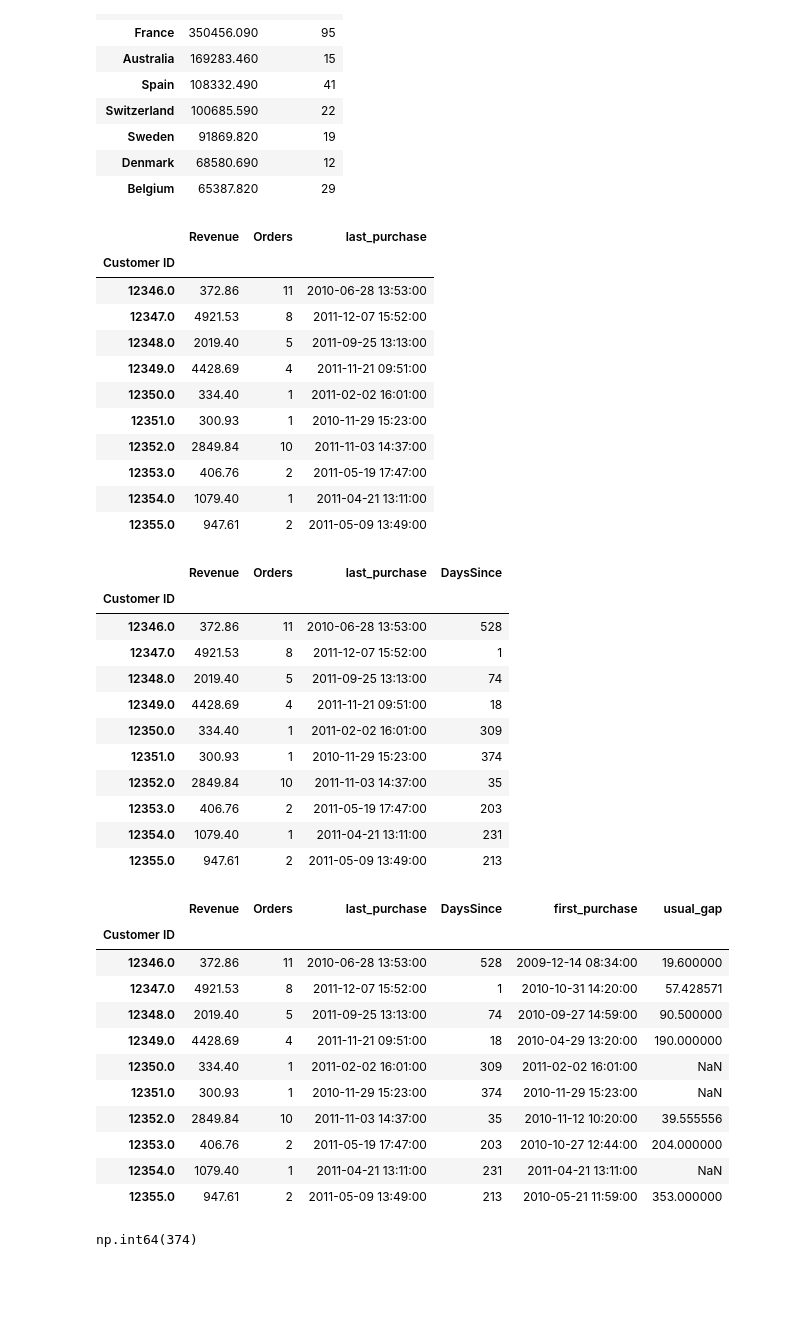
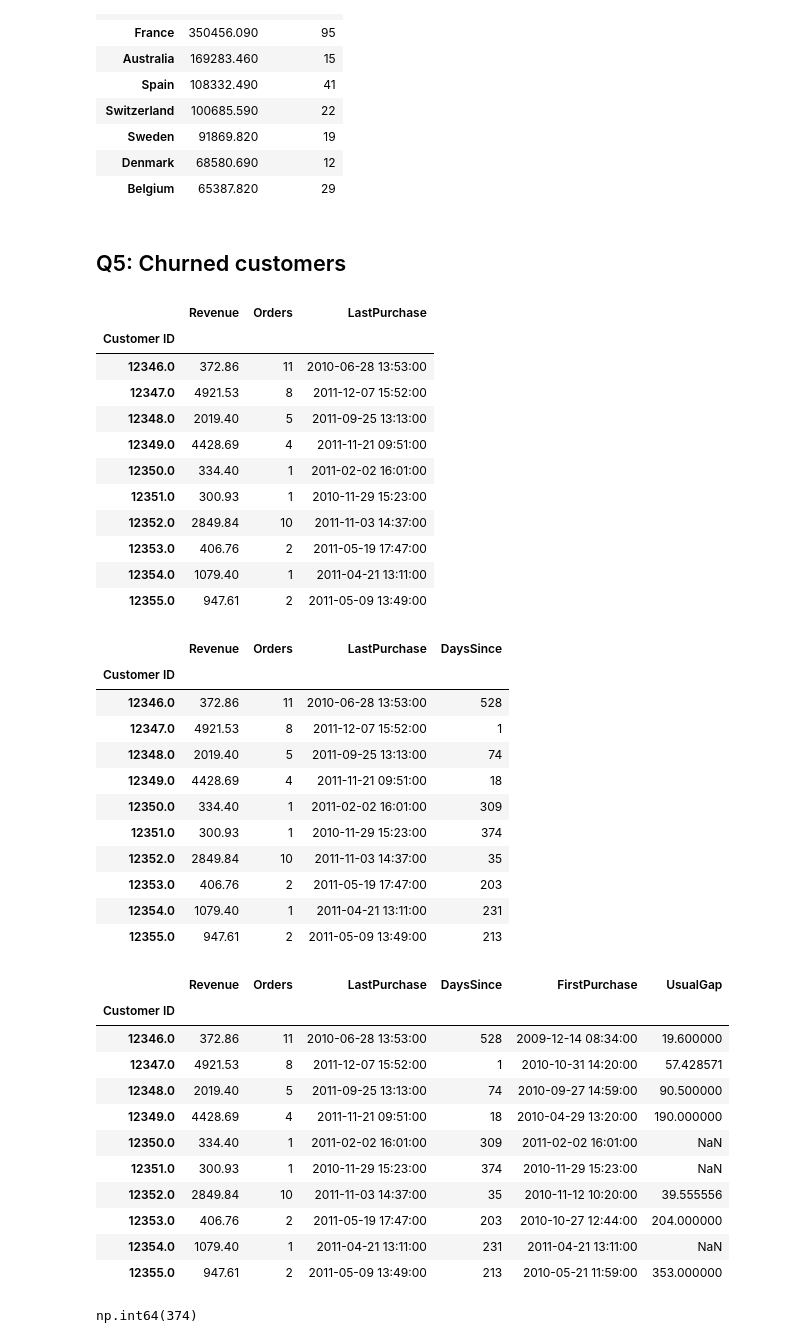
Before and after one commit to mohamadsfares/retail-sales-analysis, a Jupyter notebook: 02_analysis.ipynb, the cells around one changed output. Cells and saved outputs as stored; diff of their text form; code cells hidden in the pictures; blank space fills up the shorter version.

```diff
--- a/02_analysis.ipynb
+++ b/02_analysis.ipynb
@@ -293,11 +289,13 @@ country_summary.nlargest(10, 'Revenue')
 | Sweden | 91869.820 | 19 |
 | Denmark | 68580.690 | 12 |
 | Belgium | 65387.820 | 29 |
+# %% [markdown]
+## Q5: Churned customers
 # %%
-customer_summary['last_purchase'] = customers.groupby('Customer ID')['InvoiceDate'].max()
+customer_summary['LastPurchase'] = customers.groupby('Customer ID')['InvoiceDate'].max()
 customer_summary.head(10)
 # %% [output]
-|  | Revenue | Orders | last_purchase |
+|  | Revenue | Orders | LastPurchase |
 | Customer ID |  |  |  |
 | 12346.0 | 372.86 | 11 | 2010-06-28 13:53:00 |
 | 12347.0 | 4921.53 | 8 | 2011-12-07 15:52:00 |
@@ -311,10 +309,10 @@ customer_summary.head(10)
 | 12355.0 | 947.61 | 2 | 2011-05-09 13:49:00 |
 # %%
 end_date=customers['InvoiceDate'].max()
-customer_summary['DaysSince']= (end_date - customer_summary['last_purchase']).dt.days
+customer_summary['DaysSince']= (end_date - customer_summary['LastPurchase']).dt.days
 customer_summary.head(10)
 # %% [output]
-|  | Revenue | Orders | last_purchase | DaysSince |
+|  | Revenue | Orders | LastPurchase | DaysSince |
 | Customer ID |  |  |  |  |
 | 12346.0 | 372.86 | 11 | 2010-06-28 13:53:00 | 528 |
 | 12347.0 | 4921.53 | 8 | 2011-12-07 15:52:00 | 1 |
@@ -327,11 +325,11 @@ customer_summary.head(10)
 | 12354.0 | 1079.40 | 1 | 2011-04-21 13:11:00 | 231 |
 | 12355.0 | 947.61 | 2 | 2011-05-09 13:49:00 | 213 |
 # %%
-customer_summary['first_purchase']=customers.groupby('Customer ID')['InvoiceDate'].min()
-customer_summary['usual_gap']=(customer_summary["last_purchase"]- customer_summary["first_purchase"]).dt.days/(customer_summary['Orders']-1)
+customer_summary['FirstPurchase']=customers.groupby('Customer ID')['InvoiceDate'].min()
+customer_summary['UsualGap']=(customer_summary["LastPurchase"]- customer_summary["FirstPurchase"]).dt.days/(customer_summary['Orders']-1)
 customer_summary.head(10)
 # %% [output]
-|  | Revenue | Orders | last_purchase | DaysSince | first_purchase | usual_gap |
+|  | Revenue | Orders | LastPurchase | DaysSince | FirstPurchase | UsualGap |
 | Customer ID |  |  |  |  |  |  |
 | 12346.0 | 372.86 | 11 | 2010-06-28 13:53:00 | 528 | 2009-12-14 08:34:00 | 19.600000 |
 | 12347.0 | 4921.53 | 8 | 2011-12-07 15:52:00 | 1 | 2010-10-31 14:20:00 | 57.428571 |
```
Also changed, not shown: parts of 11 cells of this notebook, 4 other files.
